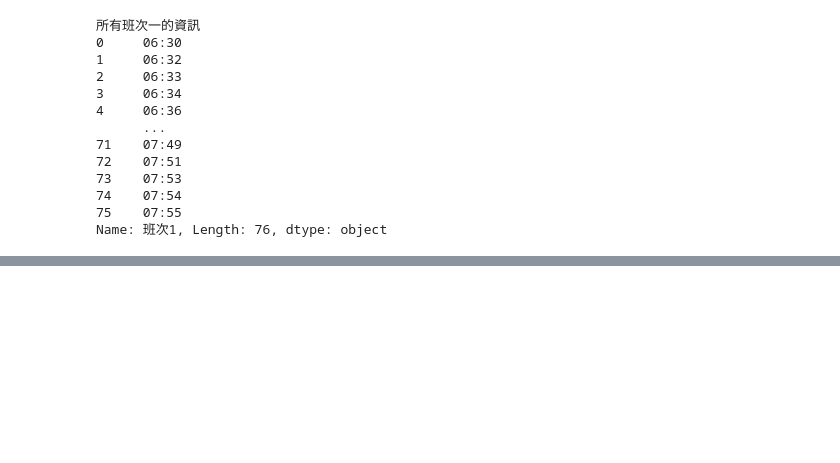
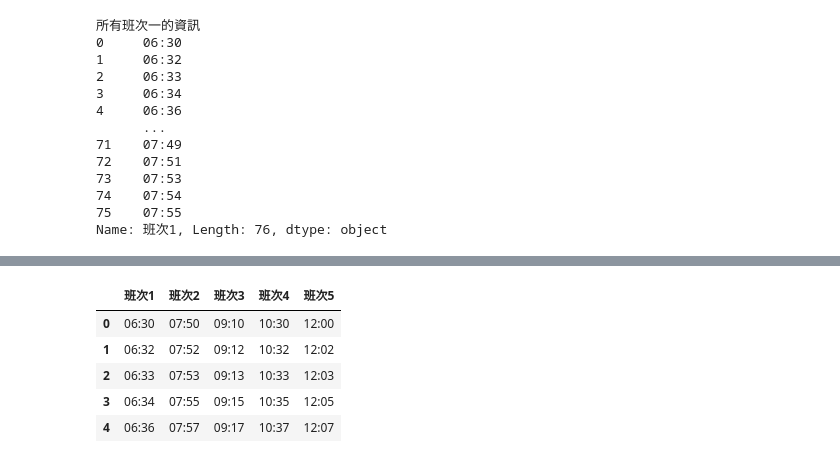
Before and after one commit to PatrickRuan/PyCrawlerMarathon, a Jupyter notebook: homework/Day002_HW.ipynb, the cells around one changed output, grey strips where cells are left out. Cells and saved outputs as stored; diff of their text form; code cells hidden in the pictures; blank space fills up the shorter version.

```diff
--- a/homework/Day002_HW.ipynb
+++ b/homework/Day002_HW.ipynb
@@ -128,0 +117,10 @@ Your Code
+# %%
+# 2. 將班次一的每一個時間用一種資料型態保存
+row_5 = []
+with open('./data/example.csv', newline='') as csvfile:
+    # 讀取 CSV 檔案內容
+    rows = csv.reader(csvfile)
+    # 以迴圈輸出每一列
+    for row in rows:
+        row_5.append(row[5])
+row_5 # <== save into a list
@@ -128,0 +162,9 @@ Your Code
+# %%
+row59pd.head()
+# %% [output]
+|  | 班次1 | 班次2 | 班次3 | 班次4 | 班次5 |
+| 0 | 06:30 | 07:50 | 09:10 | 10:30 | 12:00 |
+| 1 | 06:32 | 07:52 | 09:12 | 10:32 | 12:02 |
+| 2 | 06:33 | 07:53 | 09:13 | 10:33 | 12:03 |
+| 3 | 06:34 | 07:55 | 09:15 | 10:35 | 12:05 |
+| 4 | 06:36 | 07:57 | 09:17 | 10:37 | 12:07 |
```
Also changed, not shown: parts of 8 cells of this notebook.
